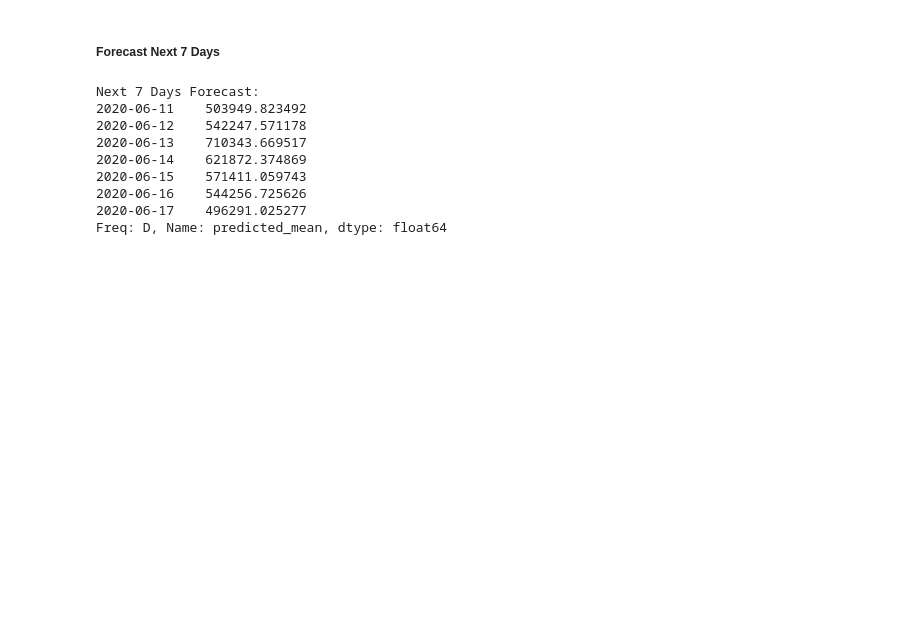
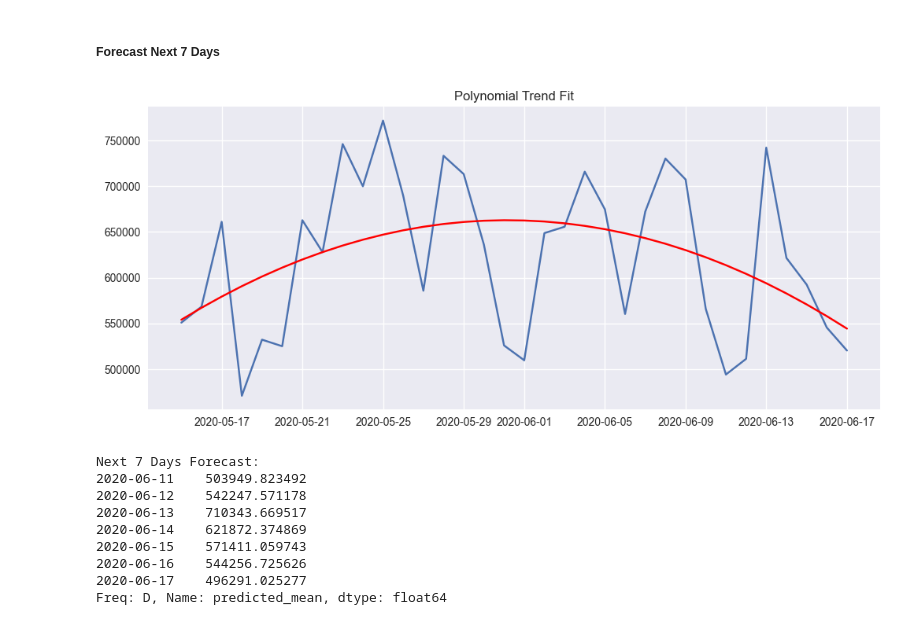
Before and after one commit to sanodyaJinadasa/Solar-Power-Generation-Forecasting, a Jupyter notebook: analysis.ipynb, the cells around one changed output. Cells and saved outputs as stored; diff of their text form; code cells hidden in the pictures; blank space fills up the shorter version.

```diff
--- a/analysis.ipynb
+++ b/analysis.ipynb
@@ -216,6 +226,17 @@ plt.show()
 [figure]
 # %% [markdown]
 ##### Forecast Next 7 Days
+# %%
+t = np.arange(len(daily_data))
+coeff = np.polyfit(t, daily_data['AC_POWER'], 2)
+trend = np.polyval(coeff, t)
+
+plt.plot(daily_data.index, daily_data['AC_POWER'])
+plt.plot(daily_data.index, trend, color='red')
+plt.title("Polynomial Trend Fit")
+plt.show()
+# %% [output]
+[figure, added]
 # %%
 future_forecast = results.get_forecast(steps=7, exog=X_test)
 future_values = future_forecast.predicted_mean
```
Also changed, not shown: parts of 5 cells of this notebook.
